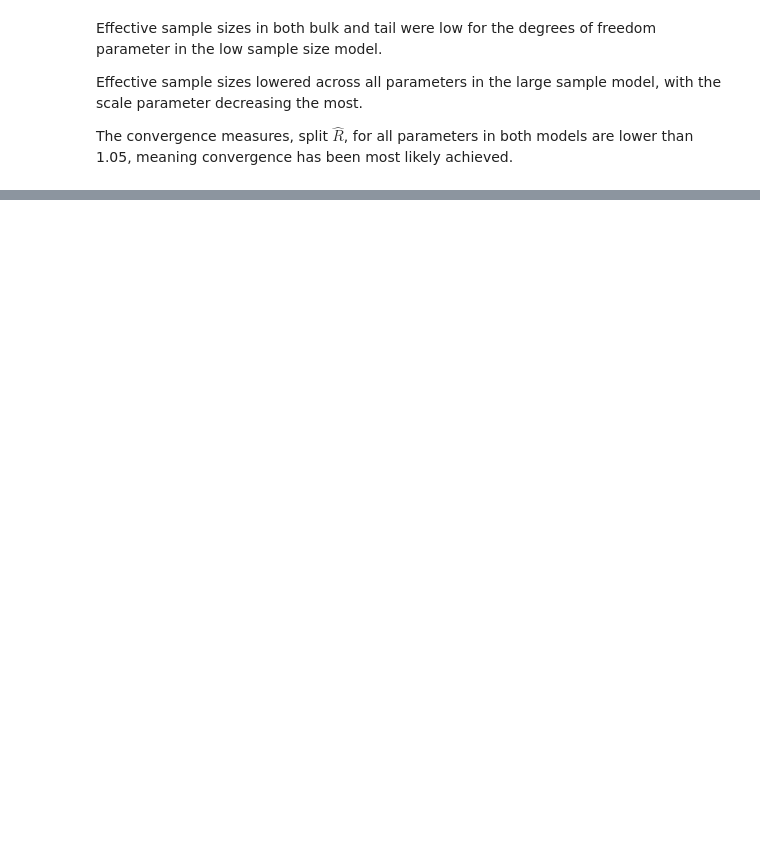
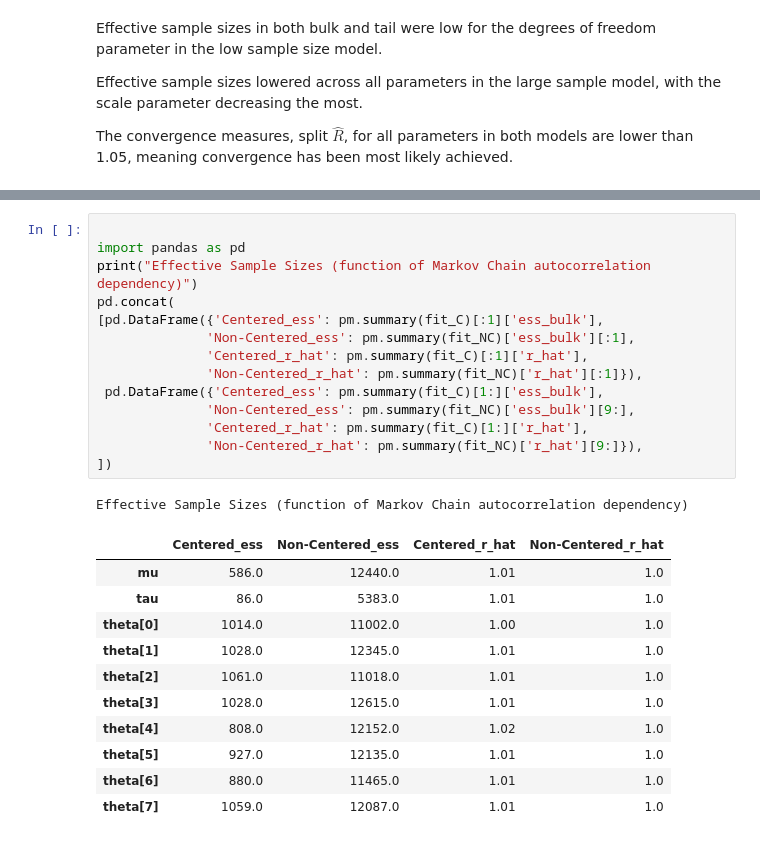
Before and after one commit to MatthewPronyshyn/STA365, a Jupyter notebook: Homework4.ipynb, the cells around one changed output, grey strips where cells are left out. Drawn from its saved outputs; the diff is of its cells as text; blank space fills up the shorter version.

```diff
--- a/Homework4.ipynb
+++ b/Homework4.ipynb
@@ -124,0 +231,27 @@ The convergence measures, split $\hat{R}$, for all parameters in both models are
+# %%
+
+import pandas as pd
+print("Effective Sample Sizes (function of Markov Chain autocorrelation dependency)")
+pd.concat(
+[pd.DataFrame({'Centered_ess': pm.summary(fit_C)[:1]['ess_bulk'],
+              'Non-Centered_ess': pm.summary(fit_NC)['ess_bulk'][:1],
+              'Centered_r_hat': pm.summary(fit_C)[:1]['r_hat'],
+              'Non-Centered_r_hat': pm.summary(fit_NC)['r_hat'][:1]}),
+ pd.DataFrame({'Centered_ess': pm.summary(fit_C)[1:]['ess_bulk'],
+              'Non-Centered_ess': pm.summary(fit_NC)['ess_bulk'][9:],
+              'Centered_r_hat': pm.summary(fit_C)[1:]['r_hat'],
+              'Non-Centered_r_hat': pm.summary(fit_NC)['r_hat'][9:]}),
+])
+# %% [output]
+Effective Sample Sizes (function of Markov Chain autocorrelation dependency)
+|  | Centered_ess | Non-Centered_ess | Centered_r_hat | Non-Centered_r_hat |
+| mu | 586.0 | 12440.0 | 1.01 | 1.0 |
+| tau | 86.0 | 5383.0 | 1.01 | 1.0 |
+| theta[0] | 1014.0 | 11002.0 | 1.00 | 1.0 |
+| theta[1] | 1028.0 | 12345.0 | 1.01 | 1.0 |
+| theta[2] | 1061.0 | 11018.0 | 1.01 | 1.0 |
+| theta[3] | 1028.0 | 12615.0 | 1.01 | 1.0 |
+| theta[4] | 808.0 | 12152.0 | 1.02 | 1.0 |
+| theta[5] | 927.0 | 12135.0 | 1.01 | 1.0 |
+| theta[6] | 880.0 | 11465.0 | 1.01 | 1.0 |
+| theta[7] | 1059.0 | 12087.0 | 1.01 | 1.0 |
```
Also changed, not shown: parts of 13 cells of this notebook.
